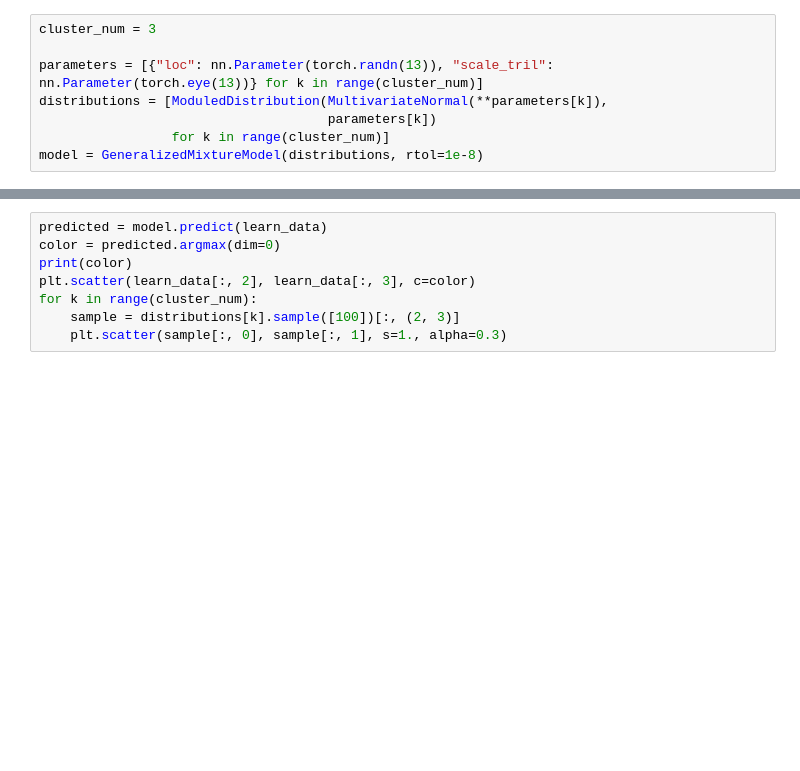
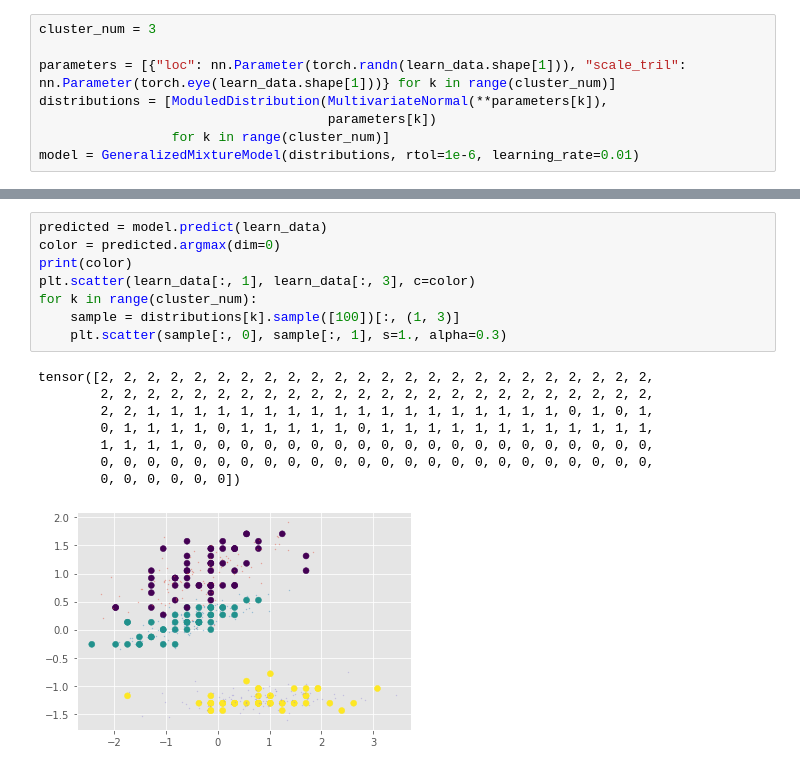
Before and after one commit to morim3/GeneralMixtureModel, a Jupyter notebook: notebooks/example_gmm.ipynb, the cells around one changed output, grey strips where cells are left out. Cells and saved outputs as stored; diff of their text form; blank space fills up the shorter version.

```diff
--- a/notebooks/example_gmm.ipynb
+++ b/notebooks/example_gmm.ipynb
@@ -41,8 +44,8 @@ plt.scatter(learn_data[:, 2], learn_data[:, 3], c=wine.target)
 # %%
 cluster_num = 3
 
-parameters = [{"loc": nn.Parameter(torch.randn(13)), "scale_tril": nn.Parameter(torch.eye(13))} for k in range(cluster_num)]
+parameters = [{"loc": nn.Parameter(torch.randn(learn_data.shape[1])), "scale_tril": nn.Parameter(torch.eye(learn_data.shape[1]))} for k in range(cluster_num)]
 distributions = [ModuledDistribution(MultivariateNormal(**parameters[k]),
                                      parameters[k])
                  for k in range(cluster_num)]
-model = GeneralizedMixtureModel(distributions, rtol=1e-8)
+model = GeneralizedMixtureModel(distributions, rtol=1e-6, learning_rate=0.01)
@@ -73,10 +54,19 @@ NotImplementedError:
 # %%
 predicted = model.predict(learn_data)
 color = predicted.argmax(dim=0)
 print(color)
-plt.scatter(learn_data[:, 2], learn_data[:, 3], c=color)
+plt.scatter(learn_data[:, 1], learn_data[:, 3], c=color)
 for k in range(cluster_num):
-    sample = distributions[k].sample([100])[:, (2, 3)]
+    sample = distributions[k].sample([100])[:, (1, 3)]
     plt.scatter(sample[:, 0], sample[:, 1], s=1., alpha=0.3)
+# %% [output]
+tensor([2, 2, 2, 2, 2, 2, 2, 2, 2, 2, 2, 2, 2, 2, 2, 2, 2, 2, 2, 2, 2, 2, 2, 2,
+        2, 2, 2, 2, 2, 2, 2, 2, 2, 2, 2, 2, 2, 2, 2, 2, 2, 2, 2, 2, 2, 2, 2, 2,
+        2, 2, 1, 1, 1, 1, 1, 1, 1, 1, 1, 1, 1, 1, 1, 1, 1, 1, 1, 1, 0, 1, 0, 1,
+        0, 1, 1, 1, 1, 0, 1, 1, 1, 1, 1, 0, 1, 1, 1, 1, 1, 1, 1, 1, 1, 1, 1, 1,
+        1, 1, 1, 1, 0, 0, 0, 0, 0, 0, 0, 0, 0, 0, 0, 0, 0, 0, 0, 0, 0, 0, 0, 0,
+        0, 0, 0, 0, 0, 0, 0, 0, 0, 0, 0, 0, 0, 0, 0, 0, 0, 0, 0, 0, 0, 0, 0, 0,
+        0, 0, 0, 0, 0, 0])
+[figure, added]
 # %%
 print(distributions[1].parameter["loc"])
```
Also changed, not shown: parts of 6 cells of this notebook, 5 other files.
